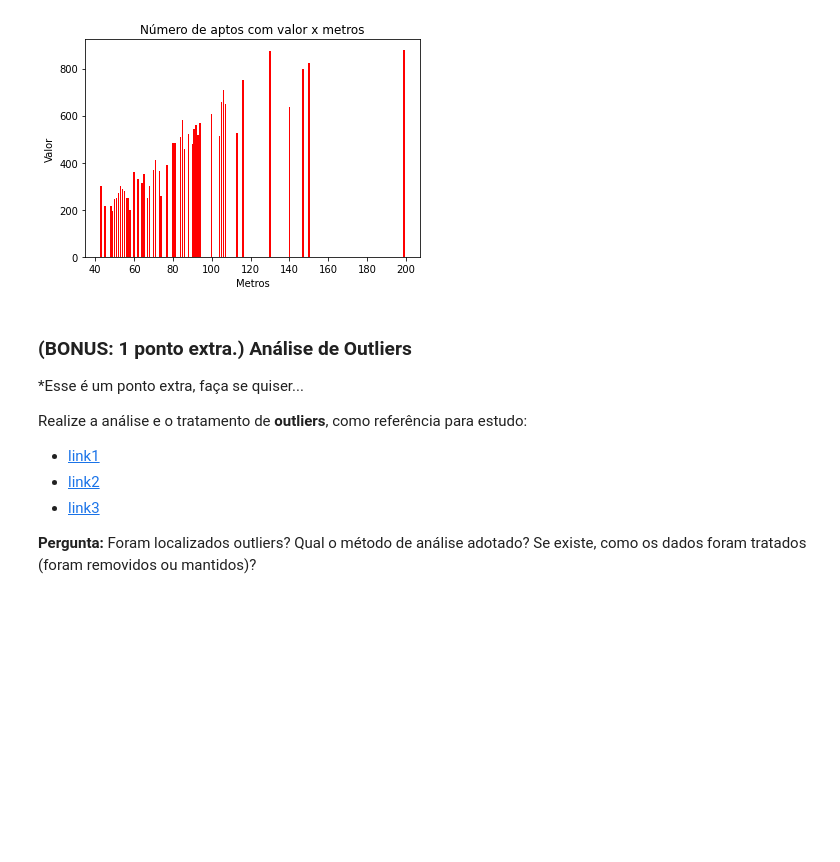
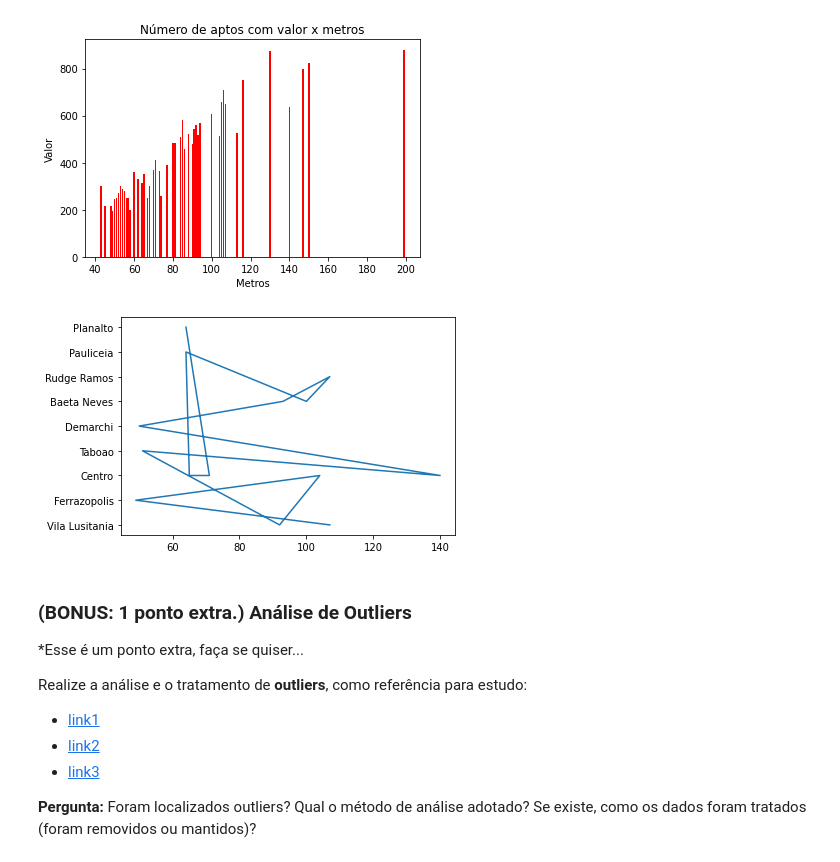
Before and after one commit to giovannafranca/Checkpoint1-Disruptive-Architectures-ai, a Jupyter notebook: tds-checkpoint1-main/CheckPoint.ipynb, the cells around one changed output. Cells and saved outputs as stored; diff of their text form; code cells hidden in the pictures; blank space fills up the shorter version.

```diff
--- a/tds-checkpoint1-main/CheckPoint.ipynb
+++ b/tds-checkpoint1-main/CheckPoint.ipynb
@@ -126,6 +126,12 @@ plt.title('Número de aptos com valor x metros')
 plt.show()
 # %% [output]
 [figure]
+# %%
+apt = pd.read_csv('./aptos.csv').head(15)
+plt.plot(apt['metros'], apt['bairro'])
+plt.show()
+# %% [output]
+[figure, added]
 # %% [markdown]
 ### __(BONUS: 1 ponto extra.)__ Análise de Outliers
 *Esse é um ponto extra, faça se quiser...
```
